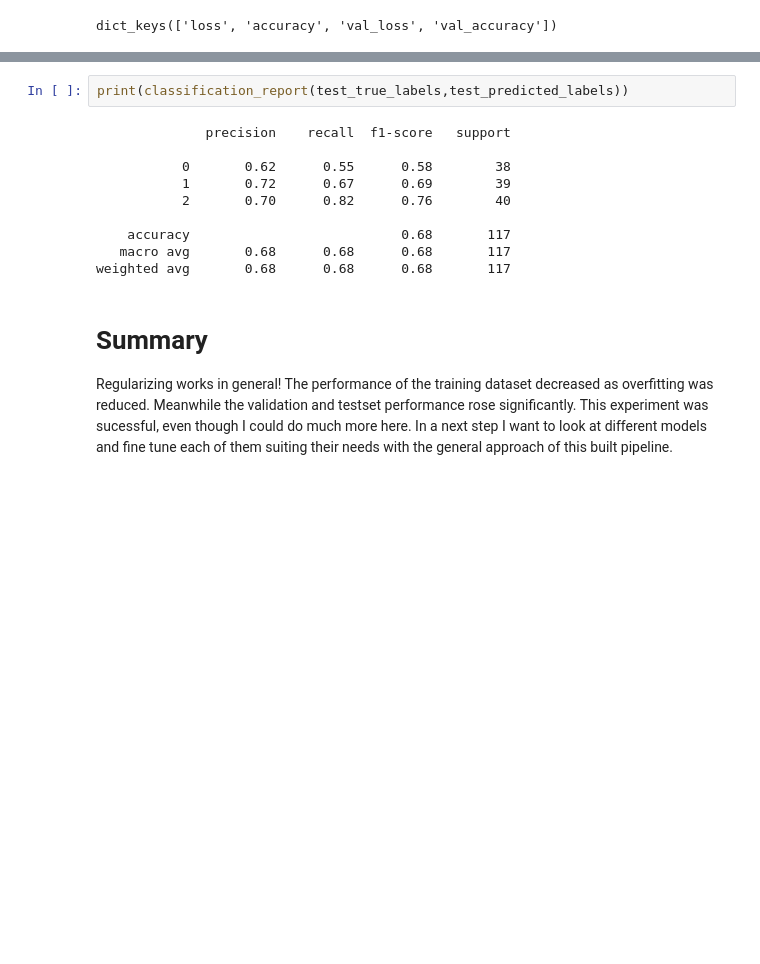
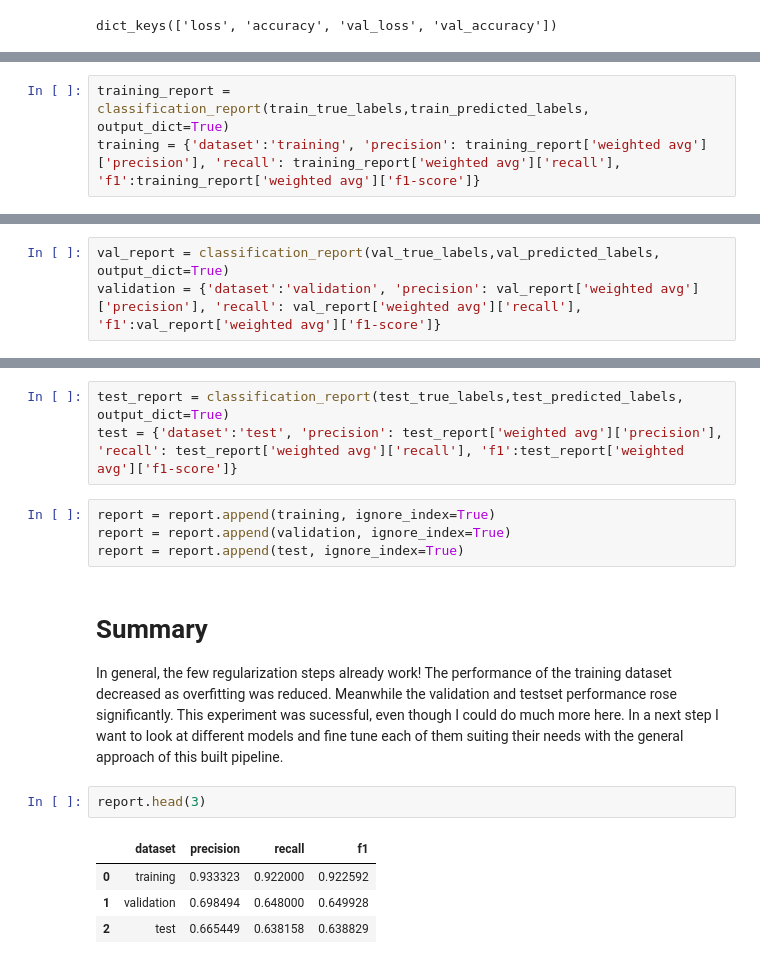
Before and after one commit to Chiirali/horse-category-classification, a Jupyter notebook: 03_hc_regularize.ipynb, the cells around one changed output, grey strips where cells are left out. Cells and saved outputs as stored; diff of their text form; blank space fills up the shorter version.

```diff
--- a/03_hc_regularize.ipynb
+++ b/03_hc_regularize.ipynb
@@ -195,3 +186,6 @@ weighted avg       0.85      0.85      0.85       382
+# %%
+training_report = classification_report(train_true_labels,train_predicted_labels, output_dict=True)
+training = {'dataset':'training', 'precision': training_report['weighted avg']['precision'], 'recall': training_report['weighted avg']['recall'], 'f1':training_report['weighted avg']['f1-score']}
 # %%
 valset_predictions = model.predict(val_ds)
 val_predicted_labels = [prediction.argmax() for prediction in valset_predictions]
@@ -219,3 +201,6 @@ weighted avg       0.77      0.76      0.76        95
+# %%
+val_report = classification_report(val_true_labels,val_predicted_labels, output_dict=True)
+validation = {'dataset':'validation', 'precision': val_report['weighted avg']['precision'], 'recall': val_report['weighted avg']['recall'], 'f1':val_report['weighted avg']['f1-score']}
 # %%
 testset_predictions = model.predict(test_ds)
 test_predicted_labels = [prediction.argmax() for prediction in testset_predictions]
@@ -231,17 +216,18 @@ modelling.plot_cm(confusion_matrix_test, class_names)
-# %%
-print(classification_report(test_true_labels,test_predicted_labels))
-# %% [output]
-              precision    recall  f1-score   support
-
-           0       0.62      0.55      0.58        38
-           1       0.72      0.67      0.69        39
-           2       0.70      0.82      0.76        40
-
-    accuracy                           0.68       117
-   macro avg       0.68      0.68      0.68       117
-weighted avg       0.68      0.68      0.68       117
+# %%
+test_report = classification_report(test_true_labels,test_predicted_labels, output_dict=True)
+test = {'dataset':'test', 'precision': test_report['weighted avg']['precision'], 'recall': test_report['weighted avg']['recall'], 'f1':test_report['weighted avg']['f1-score']}
+# %%
+report = report.append(training, ignore_index=True)
+report = report.append(validation, ignore_index=True)
+report = report.append(test, ignore_index=True)
 # %% [markdown]
 # Summary
 
-Regularizing works in general! The performance of the training dataset
-decreased as overfitting was reduced. Meanwhile the validation and testset performance rose significantly. This experiment was sucessful, even though I could do much more here. In a next step I want to look at different models and fine tune each of them suiting their needs with the general approach of this built pipeline.
+In general, the few regularization steps already work! The performance of the training dataset decreased as overfitting was reduced. Meanwhile the validation and testset performance rose significantly. This experiment was sucessful, even though I could do much more here. In a next step I want to look at different models and fine tune each of them suiting their needs with the general approach of this built pipeline.
+# %%
+report.head(3)
+# %% [output]
+|  | dataset | precision | recall | f1 |
+| 0 | training | 0.933323 | 0.922000 | 0.922592 |
+| 1 | validation | 0.698494 | 0.648000 | 0.649928 |
+| 2 | test | 0.665449 | 0.638158 | 0.638829 |
```
Also changed, not shown: parts of 18 cells of this notebook.
